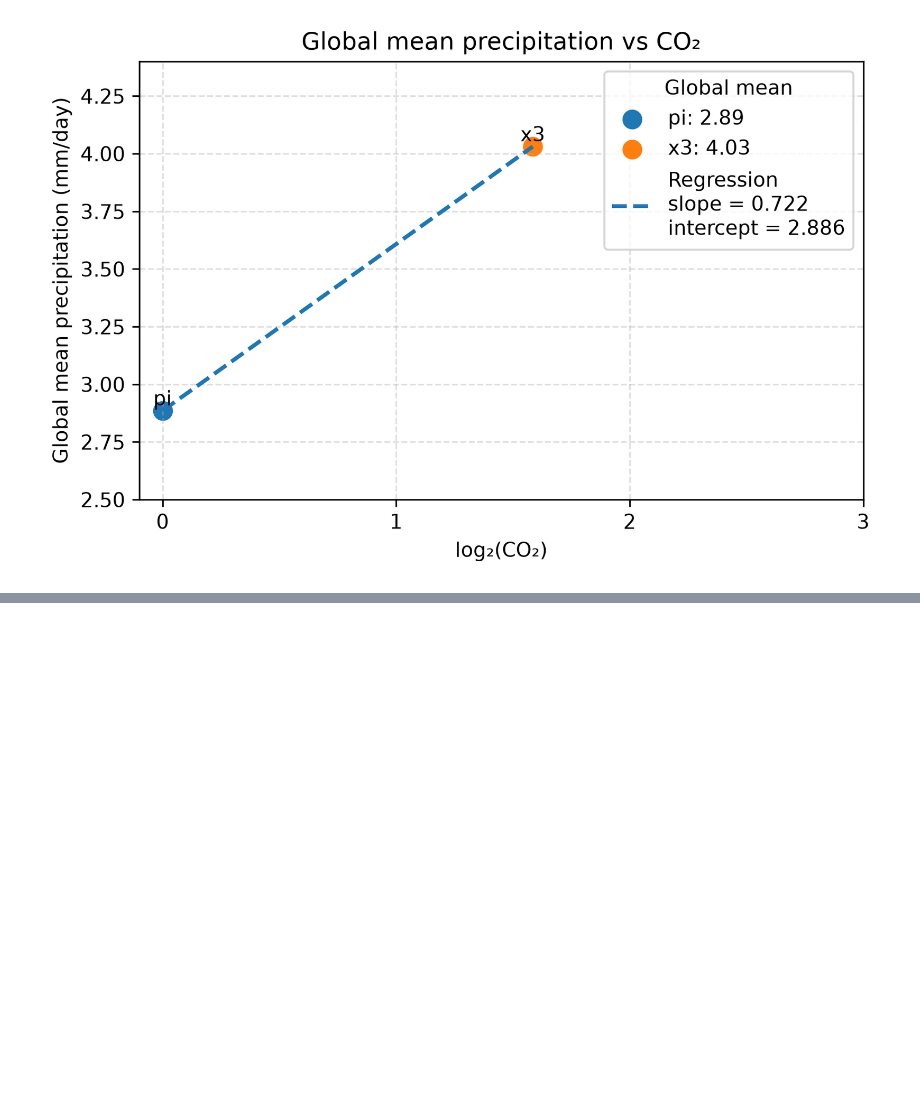
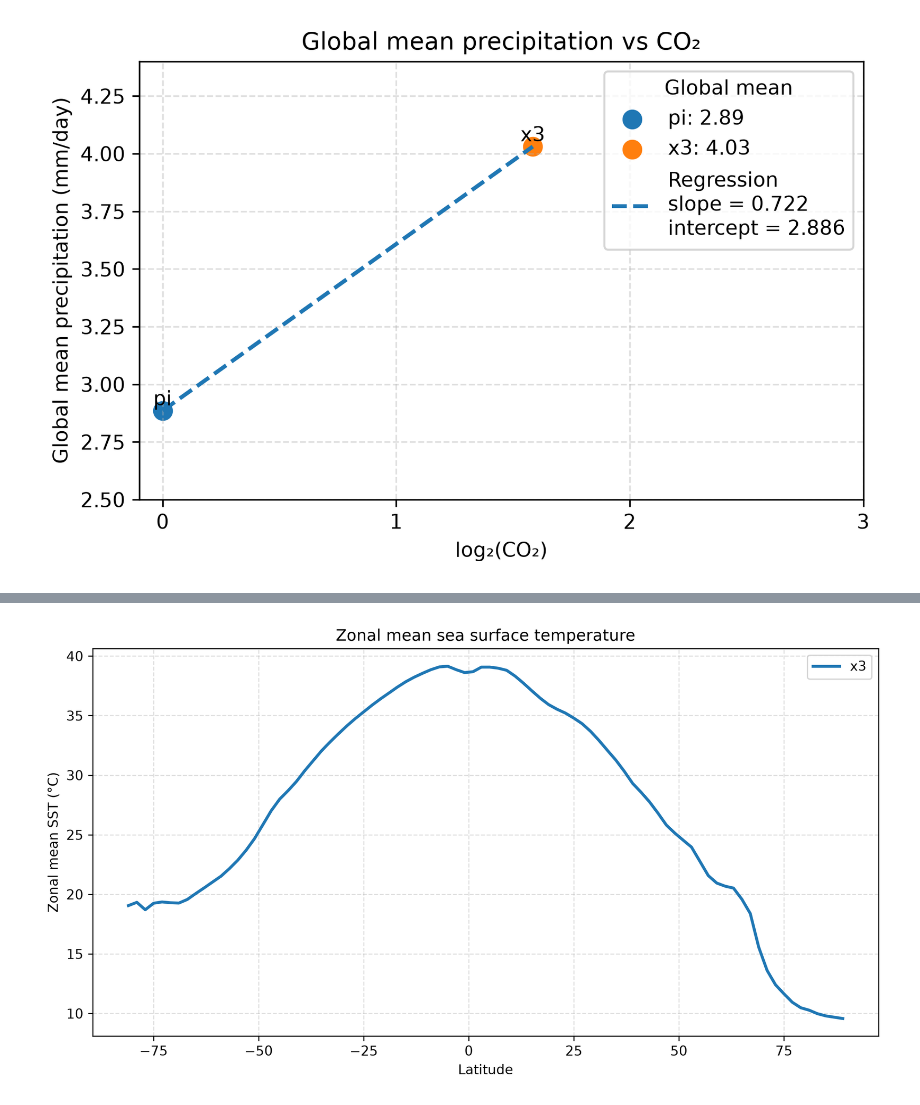
Before and after one commit to renatacoppo/eoctools, a Jupyter notebook: eoctools/data_analysis/data-analysis-new.ipynb, the cells around one changed output, grey strips where cells are left out. Saved outputs shown, nothing was run; the diff lists cells and outputs as text; code cells hidden in the pictures; blank space fills up the shorter version.

```diff
--- a/eoctools/data_analysis/data-analysis-new.ipynb
+++ b/eoctools/data_analysis/data-analysis-new.ipynb
@@ -329,0 +338,7 @@ array([[[False, False, False, ..., False, False, False],
+# %%
+# Zonal mean annual values (promediated over lon)
+# tos_zonal_mean dimensions will be (lat: 90)
+tos_zonal_mean = {
+    k: zonal_mean(tos_annual[k])
+    for k in tos_annual
+}
@@ -510,0 +676,11 @@ slope_pr, intercept_pr = plot_global_mean_vs_logco2(
+# %%
+# Zonal mean annual TAS for one experiment
+plot_zonal_mean(
+    field=tos_zonal_mean["x3"],
+    experiment="x3",
+    title="Zonal mean sea surface temperature",
+    ylabel="Zonal mean SST (°C)",
+    save="tos_zonal_mean.png"
+)
+# %% [output]
+[figure, added]
```
Also changed, not shown: parts of 35 cells of this notebook, 1 other file.
